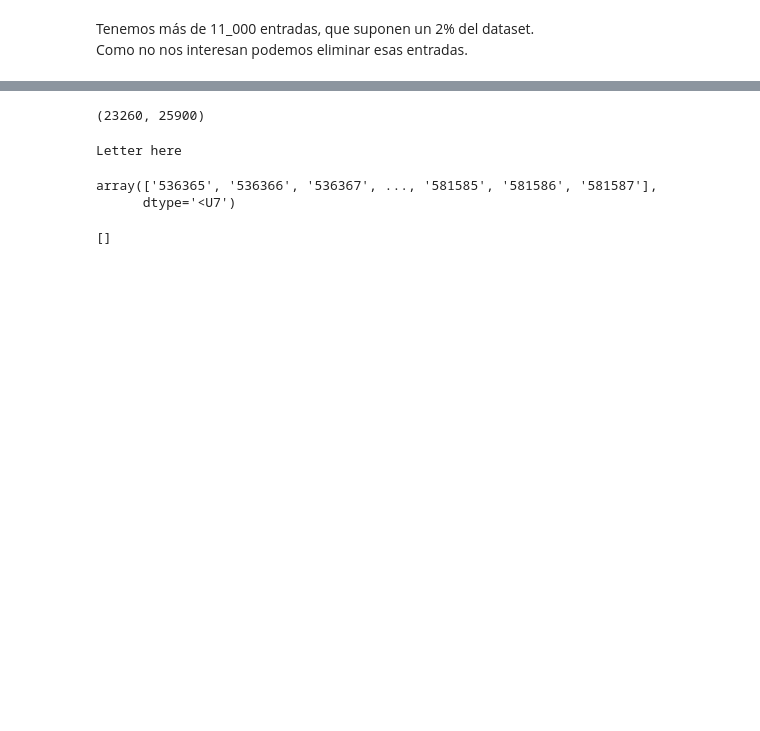
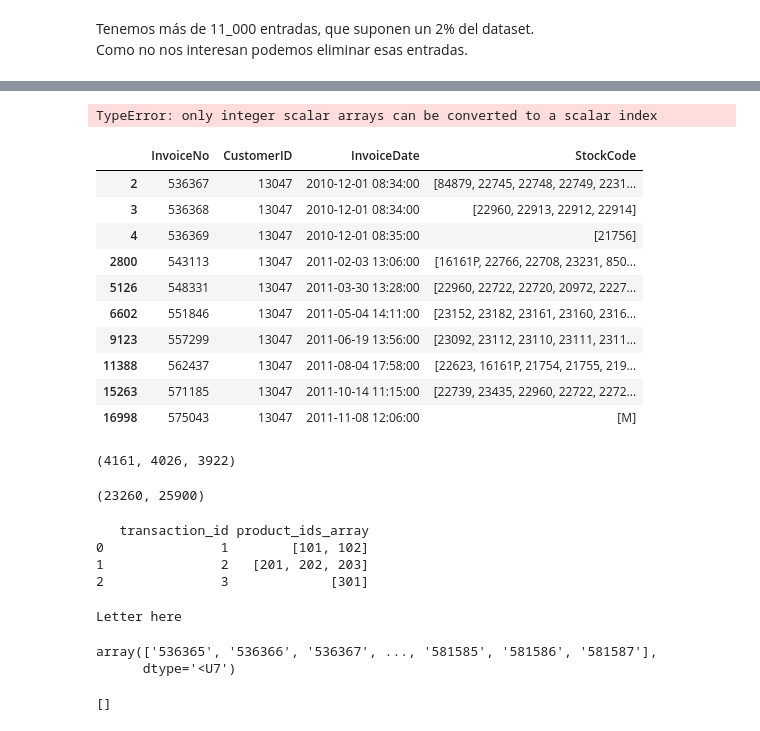
Before and after one commit to Alf-caput/LAB02_ReglasYPatronesSecuenciales, a Jupyter notebook: notebook.ipynb, the cells around one changed output, grey strips where cells are left out. Cells and saved outputs as stored; diff of their text form; code cells hidden in the pictures; blank space fills up the shorter version.

Commit message:
problem when replacing groupby for newest date

```diff
--- a/notebook.ipynb
+++ b/notebook.ipynb
@@ -138,3 +229,57 @@ ValueError: invalid literal for int() with base 10: 'A563185'
+# %%
+def concat_and_keep_recent(group):
+    # Encontrar la fecha más reciente
+    max_date = group['InvoiceDate'].max()
+    # Filtrar filas con la fecha más reciente
+    recent_entry = group[group['InvoiceDate'] == max_date].copy()  # Usar .copy() para evitar SettingWithCopyWarning
+    # Filtrar filas anteriores para concatenar las listas de valores
+    previous_entries = group[group['InvoiceDate'] < max_date]
+    # Concatenar las listas de valores utilizando np.concatenate()
+    recent_entry['StockCode'] = [np.concatenate(previous_entries['StockCode'].values, recent_entry['StockCode'].values)] #* len(recent_entry)
+    return recent_entry
+
+
+df_concatenated = df_invoice_filtered_10min.groupby('CustomerID').apply(concat_and_keep_recent).reset_index(drop=True)
+# df_invoice_filtered_10min = concat_and_keep_recent(df_invoice_filtered_10min)
+df_invoice_filtered_10min.head()
+# %% [output]
+TypeError: only integer scalar arrays can be converted to a scalar index
+# %%
+df_invoice_filtered.loc[df_invoice_filtered.loc[:, 'CustomerID'] == 13047, :]
+# %% [output]
+|  | InvoiceNo | CustomerID | InvoiceDate | StockCode |
+| 2 | 536367 | 13047 | 2010-12-01 08:34:00 | [84879, 22745, 22748, 22749, 2231... |
+| 3 | 536368 | 13047 | 2010-12-01 08:34:00 | [22960, 22913, 22912, 22914] |
+| 4 | 536369 | 13047 | 2010-12-01 08:35:00 | [21756] |
+| 2800 | 543113 | 13047 | 2011-02-03 13:06:00 | [16161P, 22766, 22708, 23231, 850... |
+| 5126 | 548331 | 13047 | 2011-03-30 13:28:00 | [22960, 22722, 22720, 20972, 2227... |
+| 6602 | 551846 | 13047 | 2011-05-04 14:11:00 | [23152, 23182, 23161, 23160, 2316... |
+| 9123 | 557299 | 13047 | 2011-06-19 13:56:00 | [23092, 23112, 23110, 23111, 2311... |
+| 11388 | 562437 | 13047 | 2011-08-04 17:58:00 | [22623, 16161P, 21754, 21755, 219... |
+| 15263 | 571185 | 13047 | 2011-10-14 11:15:00 | [22739, 23435, 22960, 22722, 2272... |
+| 16998 | 575043 | 13047 | 2011-11-08 12:06:00 | [M] |
+# %%
+df_unique_desc_code = (
+    df_std
+    .loc[:, ['StockCode', 'Description']]
+    .dropna()
+    .drop_duplicates()
+)
+df_unique_desc = (
+    df_std
+    .loc[:, 'Description']
+    .dropna()
+    .drop_duplicates()
+)
+df_unique_code = (
+    df_std
+    .loc[:, 'StockCode']
+    .dropna()
+    .drop_duplicates()
+)
+len(df_unique_desc_code), len(df_unique_desc), len(df_unique_code)
+# %% [output]
+(4161, 4026, 3922)
 # %%
 df_unique_no = (
     df
@@ -152,6 +297,30 @@ df_unique_date = (
 len(df_unique_date), len(df_unique_no)
 # %% [output]
 (23260, 25900)
+# %%
+import pandas as pd
+
+# Suponiendo que tienes un DataFrame llamado df con las columnas transaction_id y product_id
+
+# Ejemplo de DataFrame
+data = {
+    'transaction_id': [1, 1, 2, 2, 2, 3],
+    'product_id': [101, 102, 201, 202, 203, 301]
+}
+df = pd.DataFrame(data)
+
+# Agrupar por transaction_id y agregar product_id a una lista
+new_df = df.groupby('transaction_id')['product_id'].apply(list).reset_index()
+
+# Renombrar la columna resultante
+new_df.columns = ['transaction_id', 'product_ids_array']
+
+print(new_df)
+# %% [output]
+   transaction_id product_ids_array
+0               1        [101, 102]
+1               2   [201, 202, 203]
+2               3             [301]
 # %%
 no_unique = df_std.loc[:, 'InvoiceNo'].unique().astype(str)
 for no in no_unique:
```
Also changed, not shown: parts of 6 cells of this notebook, 1 other file.
